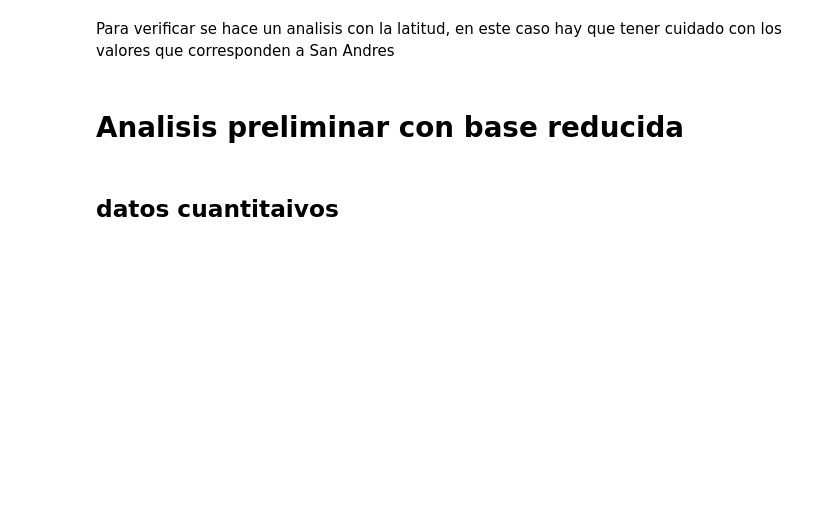
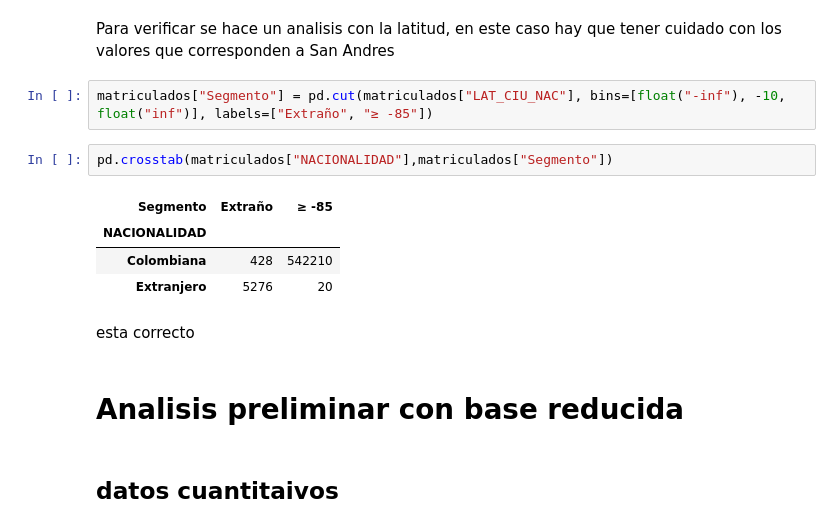
Before and after one commit to 10scar/Proyecto-ABD-2024-2, a Jupyter notebook: entrega.ipynb, the cells around one changed output. Drawn from its saved outputs; the diff is of its cells as text; blank space fills up the shorter version.

```diff
--- a/entrega.ipynb
+++ b/entrega.ipynb
@@ -752,6 +742,17 @@ matriculados.describe()
 | max | 2023.000000 | 2.000000 | -67.344905 | 13.370124 | -67.485596 | 13.370124 | 79.000000 | 100.000000 | ... |
 # %% [markdown]
 Para verificar se hace un analisis con la latitud, en este caso hay que tener cuidado con los valores que corresponden a San Andres
+# %%
+matriculados["Segmento"] = pd.cut(matriculados["LAT_CIU_NAC"], bins=[float("-inf"), -10, float("inf")], labels=["Extraño", "≥ -85"])
+# %%
+pd.crosstab(matriculados["NACIONALIDAD"],matriculados["Segmento"])
+# %% [output]
+| Segmento | Extraño | ≥ -85 |
+| NACIONALIDAD |  |  |
+| Colombiana | 428 | 542210 |
+| Extranjero | 5276 | 20 |
+# %% [markdown]
+esta correcto
 # %% [markdown]
 # Analisis preliminar con base reducida
 # %% [markdown]
```
Also changed, not shown: parts of 7 cells of this notebook.
